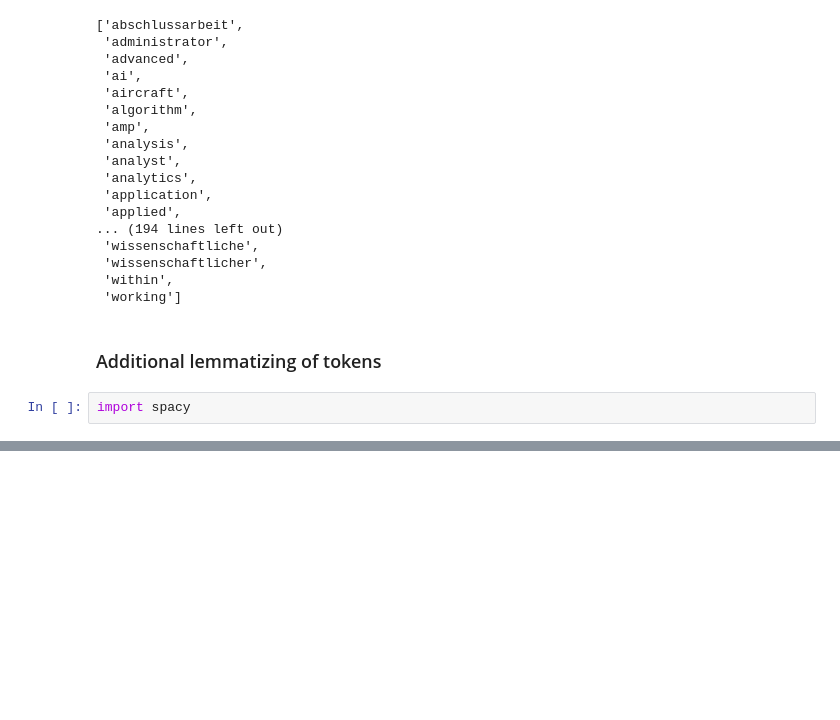
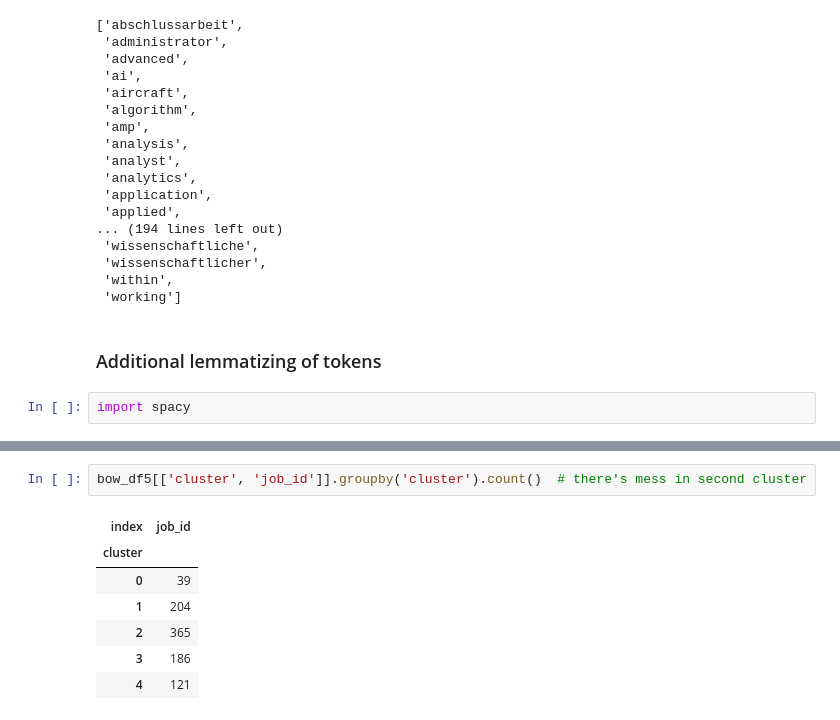
Before and after one commit to damnpav/arbeite_parser, a Jupyter notebook: notebooks/_1_eda_cleaned.ipynb, the cells around one changed output, grey strips where cells are left out. Saved outputs shown, nothing was run; the diff lists cells and outputs as text; blank space fills up the shorter version.

```diff
--- a/notebooks/_1_eda_cleaned.ipynb
+++ b/notebooks/_1_eda_cleaned.ipynb
@@ -497,0 +600,10 @@ OSError: [E050] Can't find model 'en_core_web_sm'. It doesn't seem to be a Pytho
+# %%
+bow_df5[['cluster', 'job_id']].groupby('cluster').count()  # there's mess in second cluster
+# %% [output]
+| index | job_id |
+| cluster |  |
+| 0 | 39 |
+| 1 | 204 |
+| 2 | 365 |
+| 3 | 186 |
+| 4 | 121 |
```
Also changed, not shown: parts of 32 cells of this notebook.
